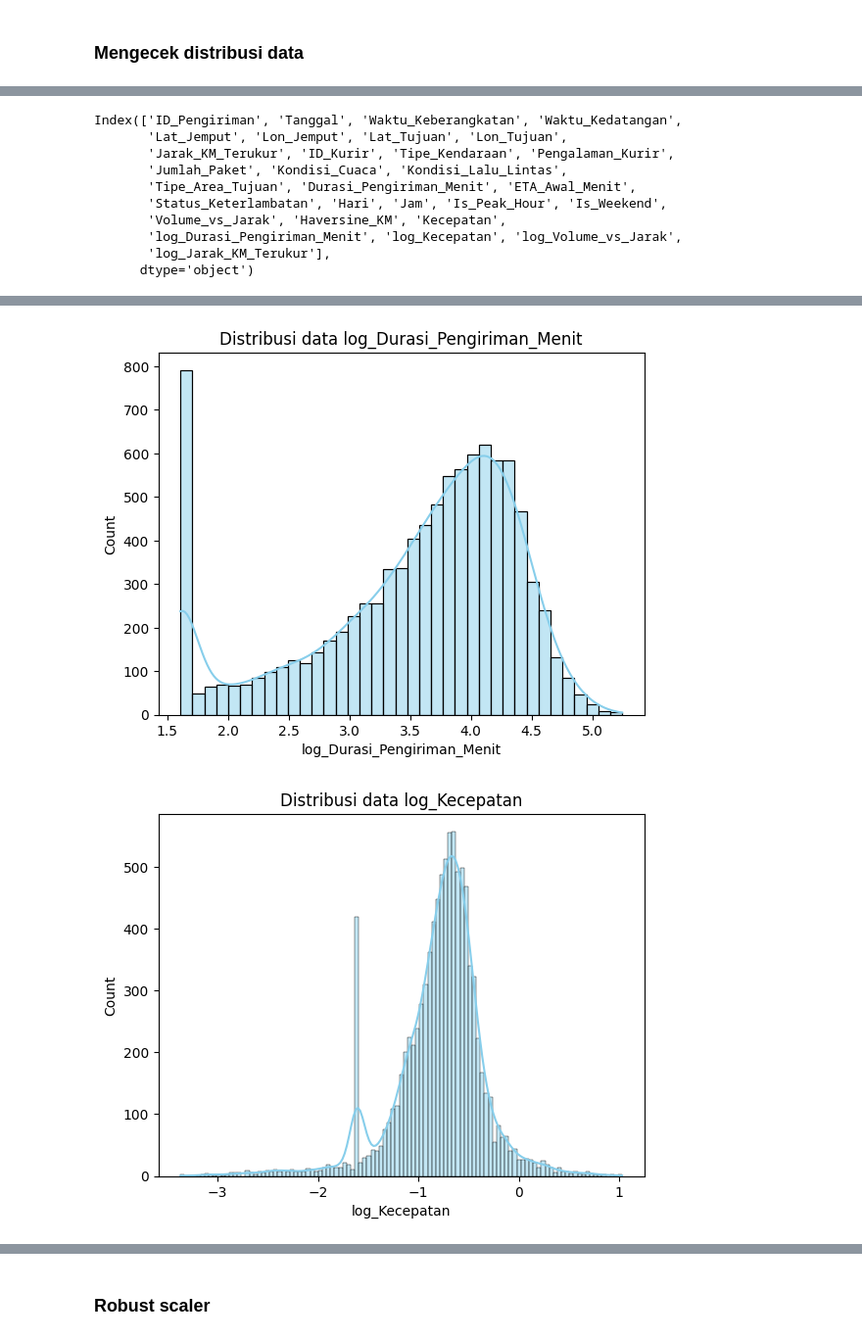
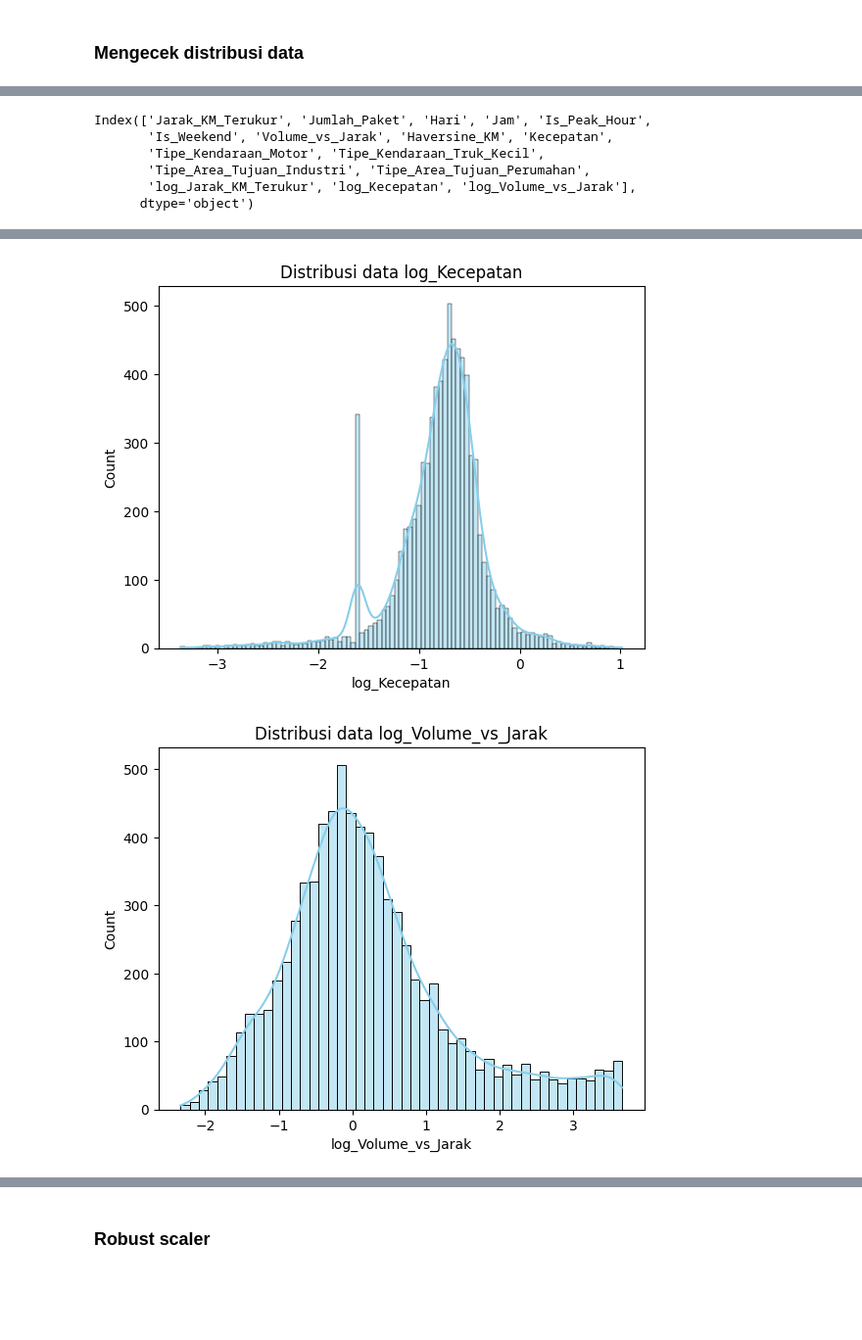
Before and after one commit to NurulAis/last-mile-delivery-optimizer, a Jupyter notebook: notebooks/Model_Training.ipynb, the cells around one changed output, grey strips where cells are left out. Shown at 98% size. Drawn from its saved outputs; the diff is of its cells as text; code cells hidden in the pictures; blank space fills up the shorter version.

Commit message:
feat: training baseline model

```diff
--- a/notebooks/Model_Training.ipynb
+++ b/notebooks/Model_Training.ipynb
@@ -198,3 +293,5 @@ encoded_df.head()
+# %%
+X_train, X_test, y_train_reg, y_test_reg, y_train_clf, y_test_clf = train_test_split(X, y_reg, y_clf, test_size=0.2, random_state=42, stratify=y_clf)
 # %% [markdown]
 ## Scaling
 # %%
@@ -249,7 +348,7 @@ df[['Jarak_KM_Terukur', 'Jumlah_Paket', 'Durasi_Pengiriman_Menit', 'ETA_Awal_Men
 # %% [markdown]
 ### Mengecek distribusi data
 # %%
-kolom = ['Jarak_KM_Terukur', 'Jumlah_Paket', 'Durasi_Pengiriman_Menit', 'ETA_Awal_Menit', 'Volume_vs_Jarak', 'Haversine_KM', 'Kecepatan']
+kolom = ['Jarak_KM_Terukur', 'Jumlah_Paket', 'Hari','Jam','Volume_vs_Jarak', 'Haversine_KM', 'Kecepatan']
 
 for kol in kolom:
     sns.histplot(df[kol], kde=True, color='skyblue')
@@ -264,7 +363,7 @@ for kol in kolom:
 [figure]
 [figure]
 # %%
-kolom = ['Jarak_KM_Terukur', 'Jumlah_Paket', 'Durasi_Pengiriman_Menit', 'ETA_Awal_Menit', 'Volume_vs_Jarak', 'Haversine_KM', 'Kecepatan']
+kolom = ['Jarak_KM_Terukur', 'Jumlah_Paket', 'Hari','Jam','Volume_vs_Jarak', 'Haversine_KM', 'Kecepatan']
 
 for kol in kolom:
     sns.boxplot(x = df[kol], color='skyblue')
@@ -297,24 +401,20 @@ df[kolom].describe()
 # %%
-log_kolom = ['Jarak_KM_Terukur', 'Durasi_Pengiriman_Menit', 'Kecepatan', 'Volume_vs_Jarak']
-df[[f'log_{kolom}' for kolom in log_kolom]] = df[log_kolom].apply(np.log)
+log_kolom = ['Jarak_KM_Terukur', 'Kecepatan', 'Volume_vs_Jarak']
+X_train[[f'log_{kolom}' for kolom in log_kolom]] = X_train[log_kolom].apply(np.log)
 # %%
-df.columns
+X_train.columns
 # %% [output]
-Index(['ID_Pengiriman', 'Tanggal', 'Waktu_Keberangkatan', 'Waktu_Kedatangan',
-       'Lat_Jemput', 'Lon_Jemput', 'Lat_Tujuan', 'Lon_Tujuan',
-       'Jarak_KM_Terukur', 'ID_Kurir', 'Tipe_Kendaraan', 'Pengalaman_Kurir',
-       'Jumlah_Paket', 'Kondisi_Cuaca', 'Kondisi_Lalu_Lintas',
-       'Tipe_Area_Tujuan', 'Durasi_Pengiriman_Menit', 'ETA_Awal_Menit',
-       'Status_Keterlambatan', 'Hari', 'Jam', 'Is_Peak_Hour', 'Is_Weekend',
-       'Volume_vs_Jarak', 'Haversine_KM', 'Kecepatan',
-       'log_Durasi_Pengiriman_Menit', 'log_Kecepatan', 'log_Volume_vs_Jarak',
-       'log_Jarak_KM_Terukur'],
+Index(['Jarak_KM_Terukur', 'Jumlah_Paket', 'Hari', 'Jam', 'Is_Peak_Hour',
+       'Is_Weekend', 'Volume_vs_Jarak', 'Haversine_KM', 'Kecepatan',
+       'Tipe_Kendaraan_Motor', 'Tipe_Kendaraan_Truk_Kecil',
+       'Tipe_Area_Tujuan_Industri', 'Tipe_Area_Tujuan_Perumahan',
+       'log_Jarak_KM_Terukur', 'log_Kecepatan', 'log_Volume_vs_Jarak'],
       dtype='object')
 # %%
-log_kolom = ['log_Jarak_KM_Terukur', 'log_Durasi_Pengiriman_Menit', 'log_Kecepatan', 'log_Volume_vs_Jarak']
+log_kolom = ['log_Jarak_KM_Terukur', 'log_Kecepatan', 'log_Volume_vs_Jarak']
 
 for kol in log_kolom:
-    sns.histplot(df[kol], kde=True, color='skyblue')
+    sns.histplot(X_train[kol], kde=True, color='skyblue')
     plt.title(f'Distribusi data {kol}')
     plt.show()
 # %% [output]
@@ -322,2 +422,2 @@ for kol in log_kolom:
-[figure, old version]
+[figure, new version]
-[figure, old version]
+[figure, new version]
```
Also changed, not shown: parts of 60 cells of this notebook.
